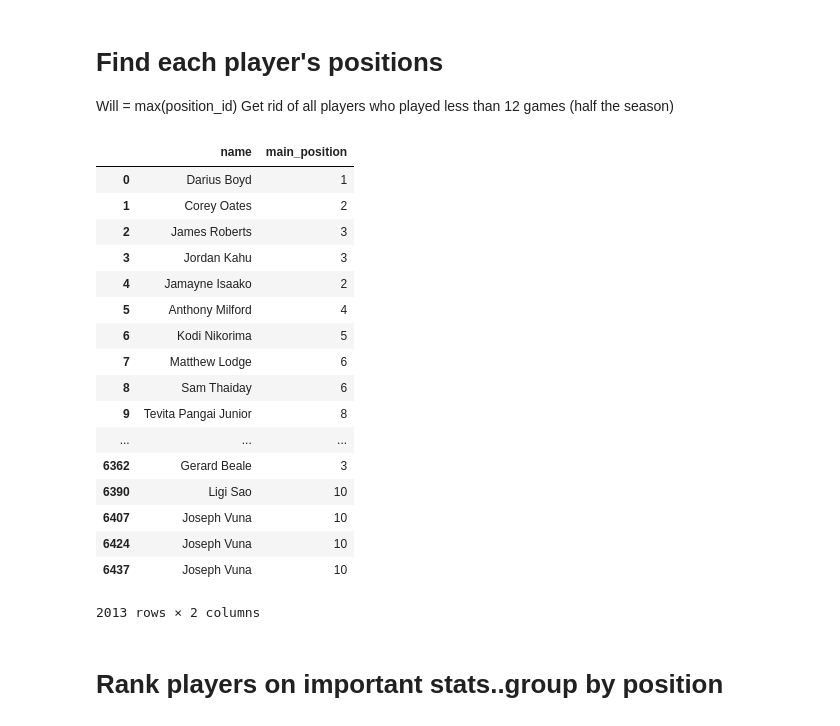
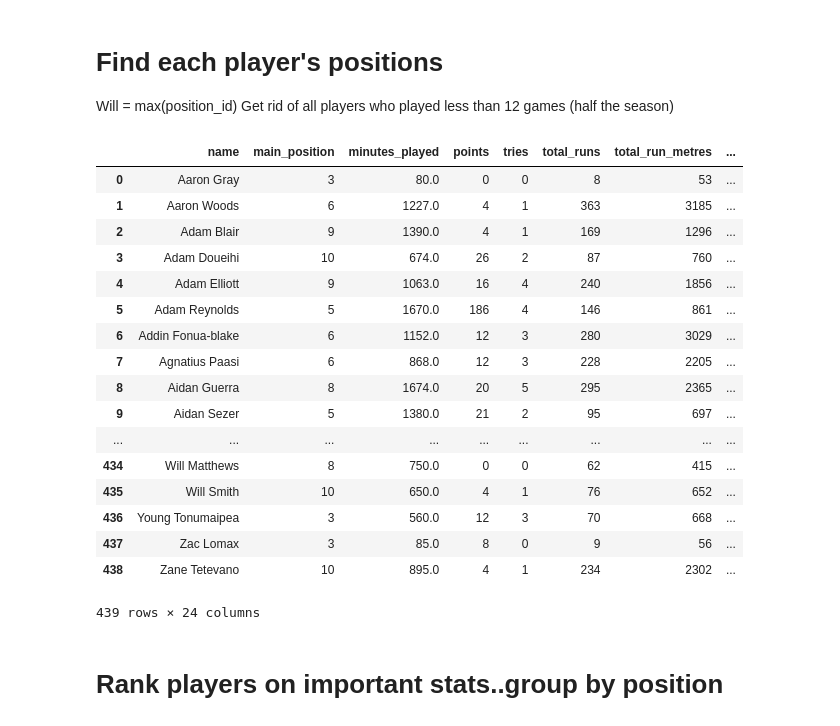
Before and after one commit to njpowers7915/NRL-match-data, a Jupyter notebook: NRL match analysis.ipynb, the cells around one changed output. Cells and saved outputs as stored; diff of their text form; code cells hidden in the pictures.

```diff
--- a/NRL match analysis.ipynb
+++ b/NRL match analysis.ipynb
@@ -289,34 +307,36 @@ corr.style.background_gradient(cmap='coolwarm')
 # Find each player's positions
 Will = max(position_id)
 Get rid of all players who played less than 12 games (half the season)
-# %%
-player_stats2018 = player_stat_df.groupby(['player_id'])
-
-def find_main_position(df):
-    df['main_position'] = df['position_id'].mode()[0]
-    return df
-
-player_stats2018 = player_stats2018.apply(find_main_position)
-player_stats2018[['name', 'main_position']].groupby(['name']).head()
-# %% [output]
-|  | name | main_position |
-| 0 | Darius Boyd | 1 |
-| 1 | Corey Oates | 2 |
-| 2 | James Roberts | 3 |
-| 3 | Jordan Kahu | 3 |
-| 4 | Jamayne Isaako | 2 |
-| 5 | Anthony Milford | 4 |
-| 6 | Kodi Nikorima | 5 |
-| 7 | Matthew Lodge | 6 |
-| 8 | Sam Thaiday | 6 |
-| 9 | Tevita Pangai Junior | 8 |
-| ... | ... | ... |
-| 6362 | Gerard Beale | 3 |
-| 6390 | Ligi Sao | 10 |
-| 6407 | Joseph Vuna | 10 |
-| 6424 | Joseph Vuna | 10 |
-| 6437 | Joseph Vuna | 10 |
-2013 rows × 2 columns
+# %%
+from scipy.stats import mode
+
+position_df = player_stat_df[['name', 'position_id']]
+modes = position_df.groupby('name')['position_id'].apply(lambda x: mode(x)[0][0]).reset_index().rename(columns={"position_id": "main_position"})
+modes[:20]
+
+stats_positions_merged = pd.merge(modes, player_stats2018, how='left', on='name')
+stats_positions_merged.head(20)
+
+stats_positions_merged.drop(columns=['match_id', 'position_id'])
+# %% [output]
+|  | name | main_position | minutes_played | points | tries | total_runs | total_run_metres | ... |
+| 0 | Aaron Gray | 3 | 80.0 | 0 | 0 | 8 | 53 | ... |
+| 1 | Aaron Woods | 6 | 1227.0 | 4 | 1 | 363 | 3185 | ... |
+| 2 | Adam Blair | 9 | 1390.0 | 4 | 1 | 169 | 1296 | ... |
+| 3 | Adam Doueihi | 10 | 674.0 | 26 | 2 | 87 | 760 | ... |
+| 4 | Adam Elliott | 9 | 1063.0 | 16 | 4 | 240 | 1856 | ... |
+| 5 | Adam Reynolds | 5 | 1670.0 | 186 | 4 | 146 | 861 | ... |
+| 6 | Addin Fonua-blake | 6 | 1152.0 | 12 | 3 | 280 | 3029 | ... |
+| 7 | Agnatius Paasi | 6 | 868.0 | 12 | 3 | 228 | 2205 | ... |
+| 8 | Aidan Guerra | 8 | 1674.0 | 20 | 5 | 295 | 2365 | ... |
+| 9 | Aidan Sezer | 5 | 1380.0 | 21 | 2 | 95 | 697 | ... |
+| ... | ... | ... | ... | ... | ... | ... | ... | ... |
+| 434 | Will Matthews | 8 | 750.0 | 0 | 0 | 62 | 415 | ... |
+| 435 | Will Smith | 10 | 650.0 | 4 | 1 | 76 | 652 | ... |
+| 436 | Young Tonumaipea | 3 | 560.0 | 12 | 3 | 70 | 668 | ... |
+| 437 | Zac Lomax | 3 | 85.0 | 8 | 0 | 9 | 56 | ... |
+| 438 | Zane Tetevano | 10 | 895.0 | 4 | 1 | 234 | 2302 | ... |
+439 rows × 24 columns
 # %% [markdown]
 # Rank players on important stats..group by position
 # %% [markdown]
```
Also changed, not shown: parts of 1 cell of this notebook.
